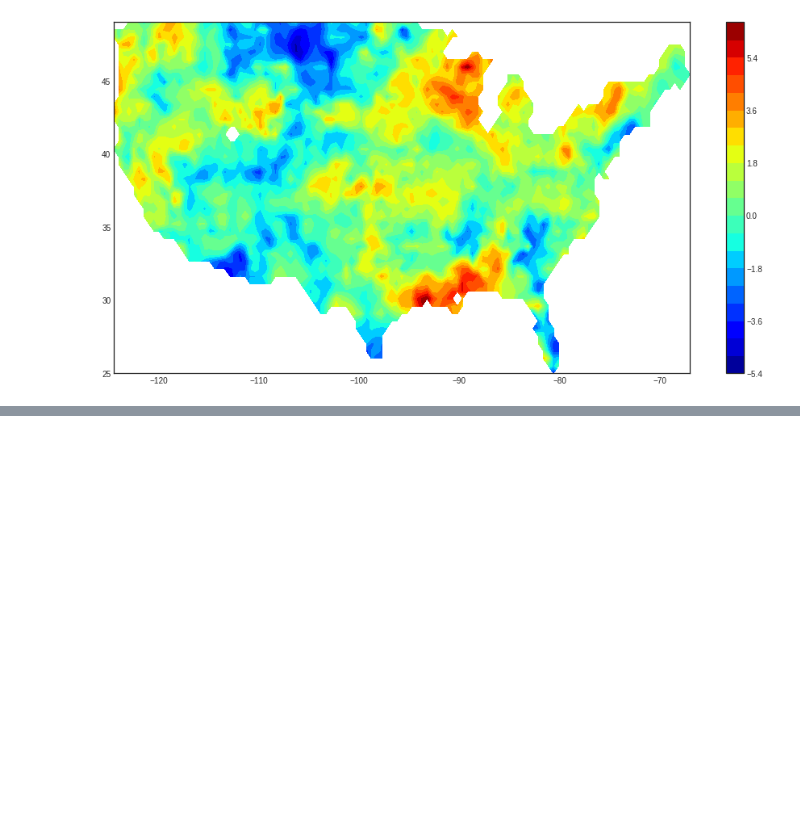
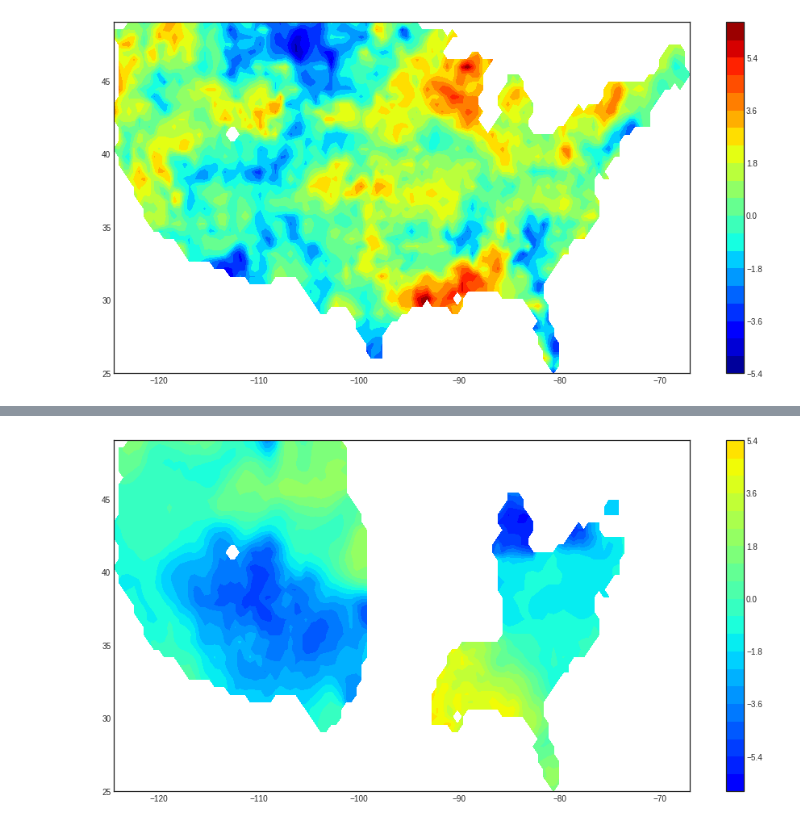
Before and after one commit to openskope/skope-notebooks, a Jupyter notebook: download_lbda_v2_dataset_from_noaa.ipynb, the cells around one changed output, grey strips where cells are left out. Saved outputs shown, nothing was run; the diff lists cells and outputs as text; code cells hidden in the pictures; blank space fills up the shorter version.

```diff
--- a/download_lbda_v2_dataset_from_noaa.ipynb
+++ b/download_lbda_v2_dataset_from_noaa.ipynb
@@ -21,7 +21,7 @@ default_destination_dir = '/projects/skope/original/lbda_v2/'
 ### Specify where to download the data file
 # %%
 download_to_directory = widgets.Text(
-    description = "Download to", value=default_destination_dir)
+    description = "Download to", value='/projects/skope/original/lbda_v2/')
 
 download_status = widgets.Button(
     description = 'Download not started',
@@ -260,0 +349,15 @@ plt.colorbar();
+# %%
+def plot_contours(year=1):
+    x = np.linspace(-124.5, -67, 115)
+    y = np.linspace(49, 25, 48)
+    plt.figure(figsize=(16,8))
+    X, Y = np.meshgrid(x, y)
+    plt.contourf( X, Y, full_dataset_masked_array[year-1], 20, cmap='jet', vmin=-9, vmax=+12)
+    plt.colorbar();
+# %%
+%matplotlib inline
+plt.style.use('seaborn-white')
+
+plot_contours(year=908)
+# %% [output]
+[figure, added]
```
Also changed, not shown: parts of 20 cells of this notebook.
